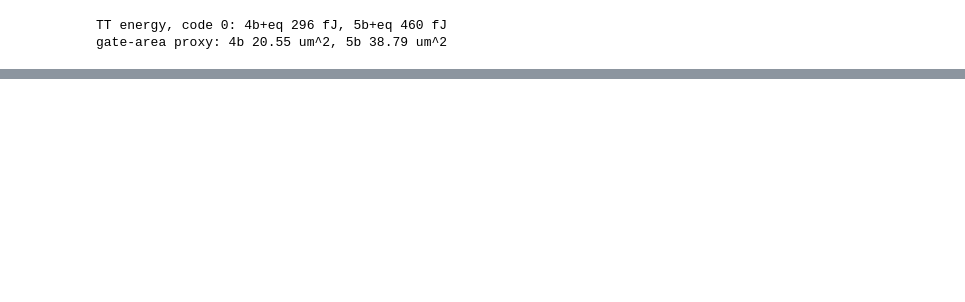
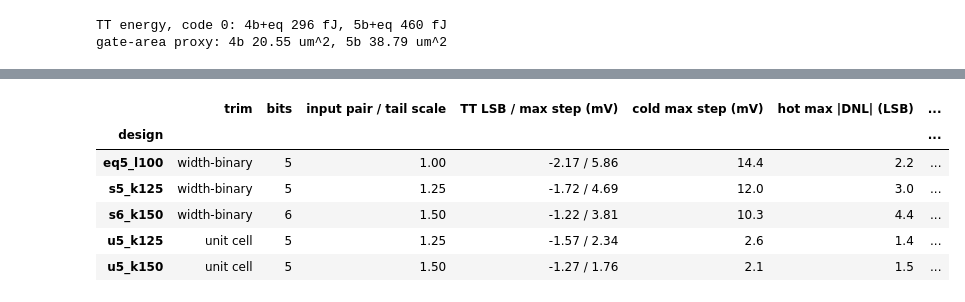
Before and after one commit to AVONZED/ISSCC27-submitted_notebooks-LinuxBasedOpenRF-, a Jupyter notebook: ISSCC27/submitted_notebooks/comparator_atlas/Comparator_Atlas.ipynb, the cells around one changed output, grey strips where cells are left out. Cells and saved outputs as stored; diff of their text form; code cells hidden in the pictures; blank space fills up the shorter version.

```diff
--- a/ISSCC27/submitted_notebooks/comparator_atlas/Comparator_Atlas.ipynb
+++ b/ISSCC27/submitted_notebooks/comparator_atlas/Comparator_Atlas.ipynb
@@ -1835,0 +1747,4 @@ retain their licenses.
+# %%
+display(ext.bit_weight_table(extension))
+display(ext.unit_trim_table(extension))
+# %% [output]
@@ -1835,0 +1758,7 @@ retain their licenses.
+|  | trim | bits | input pair / tail scale | TT LSB / max step (mV) | cold max step (mV) | hot max |DNL| (LSB) | ... |
+| design |  |  |  |  |  |  | ... |
+| eq5_l100 | width-binary | 5 | 1.00 | -2.17 / 5.86 | 14.4 | 2.2 | ... |
+| s5_k125 | width-binary | 5 | 1.25 | -1.72 / 4.69 | 12.0 | 3.0 | ... |
+| s6_k150 | width-binary | 6 | 1.50 | -1.22 / 3.81 | 10.3 | 4.4 | ... |
+| u5_k125 | unit cell | 5 | 1.25 | -1.57 / 2.34 | 2.6 | 1.4 | ... |
+| u5_k150 | unit cell | 5 | 1.50 | -1.27 / 1.76 | 2.1 | 1.5 | ... |
```
Also changed, not shown: parts of 8 cells of this notebook, 55 other files.
